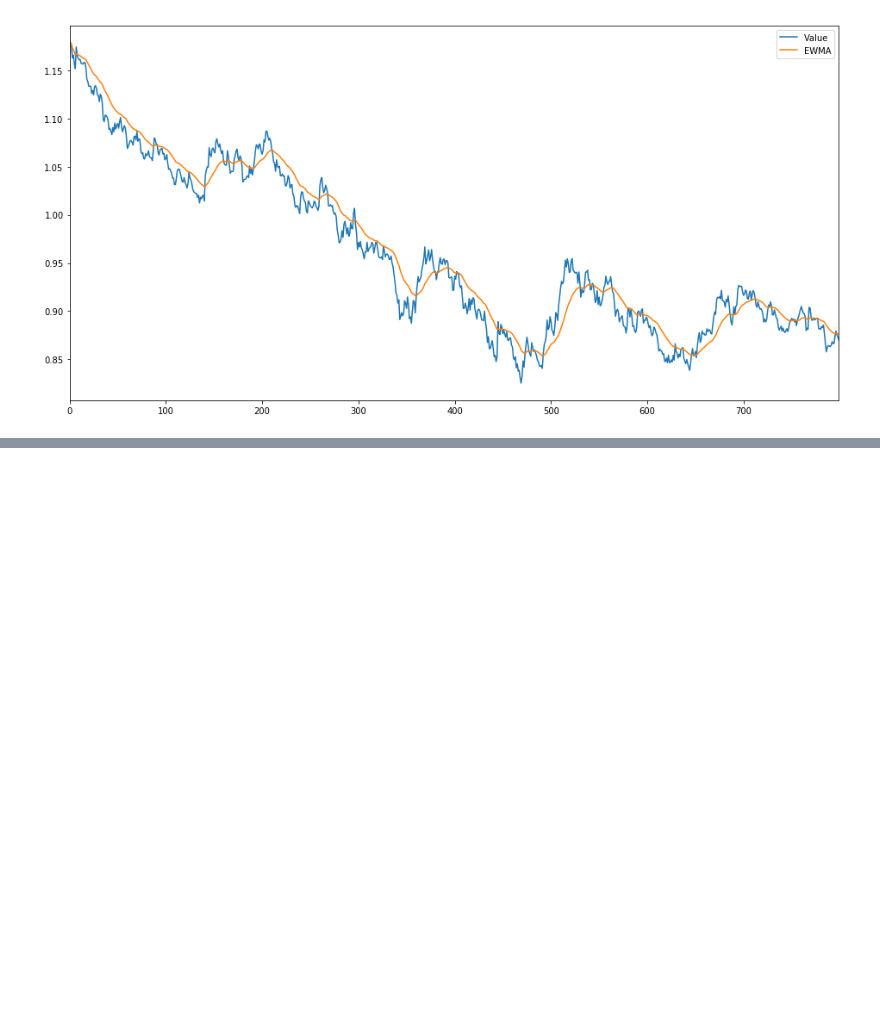
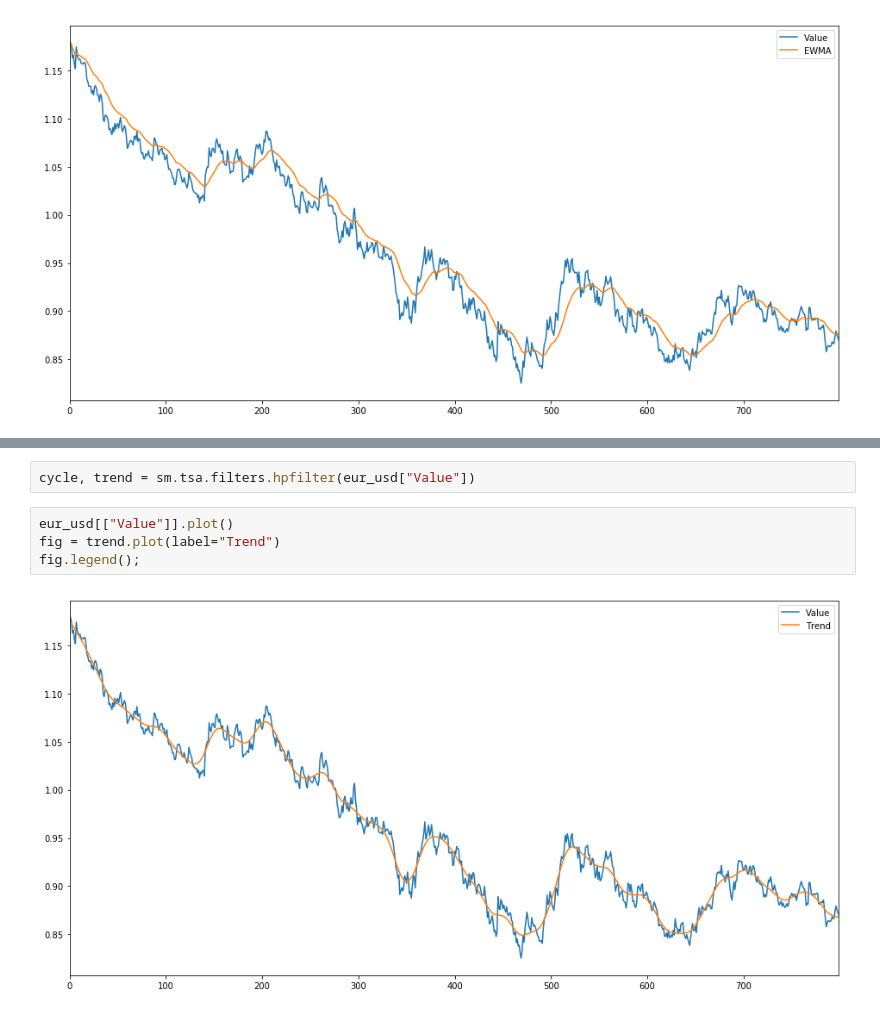
Before and after one commit to maykulkarni/algo_trading, a Jupyter notebook: 4. EURUSD Analysis.ipynb, the cells around one changed output, grey strips where cells are left out. Saved outputs shown, nothing was run; the diff lists cells and outputs as text; blank space fills up the shorter version.

```diff
--- a/4. EURUSD Analysis.ipynb
+++ b/4. EURUSD Analysis.ipynb
@@ -52,0 +58,8 @@ eur_usd[["Value", "BollingerLower", "BollingerUpper"]].plot();
+# %%
+cycle, trend = sm.tsa.filters.hpfilter(eur_usd["Value"])
+# %%
+eur_usd[["Value"]].plot()
+fig = trend.plot(label="Trend")
+fig.legend();
+# %% [output]
+[figure, added]
```
Also changed, not shown: parts of 4 cells of this notebook.
